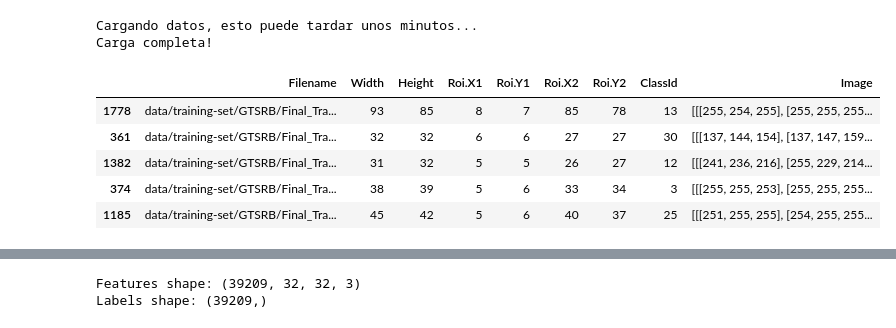
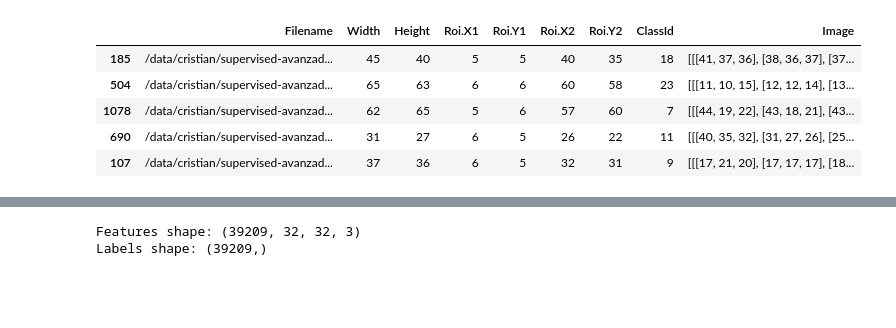
Before and after one commit to cgarciae/supervised-avanzado-german-traffic-signs, a Jupyter notebook: python-sample.ipynb, the cells around one changed output, grey strips where cells are left out. Drawn from its saved outputs; the diff is of its cells as text; code cells hidden in the pictures; blank space fills up the shorter version.

```diff
--- a/python-sample.ipynb
+++ b/python-sample.ipynb
@@ -8,31 +9,15 @@ import numpy as np
 
 %matplotlib inline
-# %%
-base_dir = "data/training-set/GTSRB/Final_Training/Images/"
-
-def partial_data():
-    for cls_string in os.listdir(base_dir):
-        csv_path = base_dir + "/{0}/GT-{0}.csv".format(cls_string)
-
-        df = pd.read_csv(csv_path, sep=";")
-        df['Filename'] = base_dir + cls_string + "/" + df['Filename']
-
-        yield df
-
-print("Cargando datos, esto puede tardar unos minutos...")
-data = pd.concat(partial_data())
-data["Image"] = data.Filename.apply(imread)
-print("Carga completa!")
-# %% [output]
-Cargando datos, esto puede tardar unos minutos...
-Carga completa!
+# %%
+signs = data("german-traffic-signs")
+df = signs.training_set.dataframe()
 # %%
-data.sample(n=5)
+df.sample(n=5)
 # %% [output]
 |  | Filename | Width | Height | Roi.X1 | Roi.Y1 | Roi.X2 | Roi.Y2 | ClassId | Image |
-| 1778 | data/training-set/GTSRB/Final_Tra... | 93 | 85 | 8 | 7 | 85 | 78 | 13 | [[[255, 254, 255], [255, 255, 255... |
-| 361 | data/training-set/GTSRB/Final_Tra... | 32 | 32 | 6 | 6 | 27 | 27 | 30 | [[[137, 144, 154], [137, 147, 159... |
-| 1382 | data/training-set/GTSRB/Final_Tra... | 31 | 32 | 5 | 5 | 26 | 27 | 12 | [[[241, 236, 216], [255, 229, 214... |
-| 374 | data/training-set/GTSRB/Final_Tra... | 38 | 39 | 5 | 6 | 33 | 34 | 3 | [[[255, 255, 253], [255, 255, 255... |
-| 1185 | data/training-set/GTSRB/Final_Tra... | 45 | 42 | 5 | 6 | 40 | 37 | 25 | [[[251, 255, 255], [254, 255, 255... |
+| 185 | /data/cristian/supervised-avanzad... | 45 | 40 | 5 | 5 | 40 | 35 | 18 | [[[41, 37, 36], [38, 36, 37], [37... |
+| 504 | /data/cristian/supervised-avanzad... | 65 | 63 | 6 | 6 | 60 | 58 | 23 | [[[11, 10, 15], [12, 12, 14], [13... |
+| 1078 | /data/cristian/supervised-avanzad... | 62 | 65 | 5 | 6 | 57 | 60 | 7 | [[[44, 19, 22], [43, 18, 21], [43... |
+| 690 | /data/cristian/supervised-avanzad... | 31 | 27 | 6 | 5 | 26 | 22 | 11 | [[[40, 35, 32], [31, 27, 26], [25... |
+| 107 | /data/cristian/supervised-avanzad... | 37 | 36 | 6 | 5 | 32 | 31 | 9 | [[[17, 21, 20], [17, 17, 17], [18... |
 # %%
```
Also changed, not shown: parts of 3 cells of this notebook.
